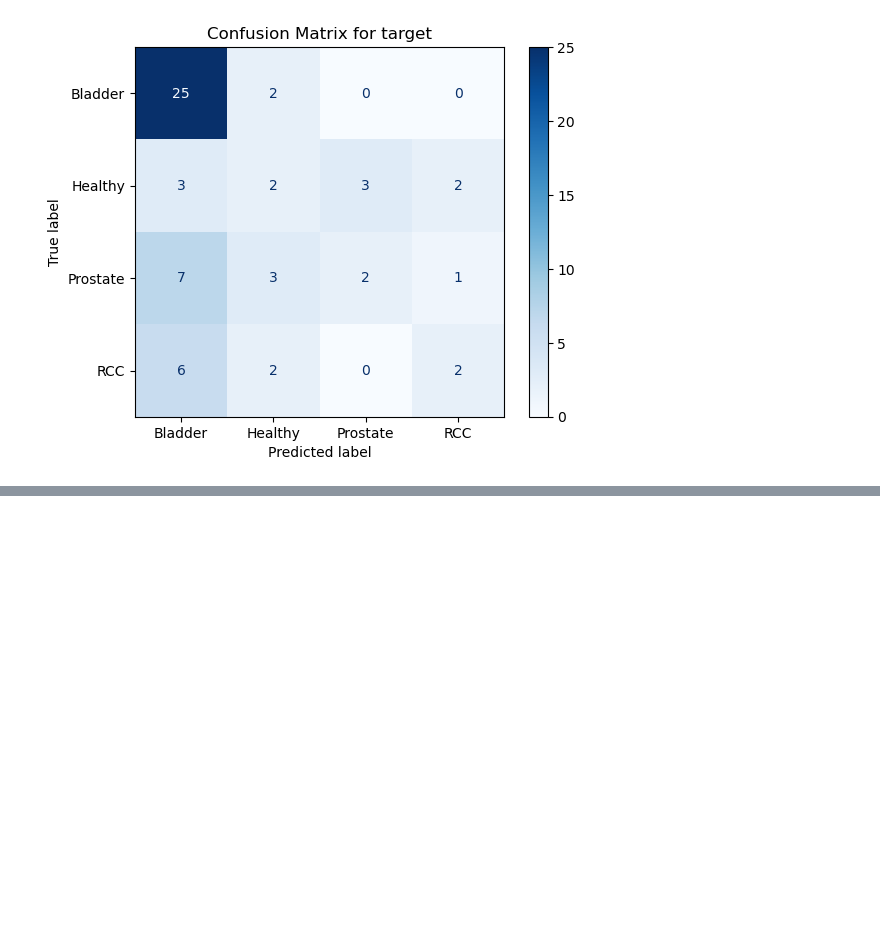
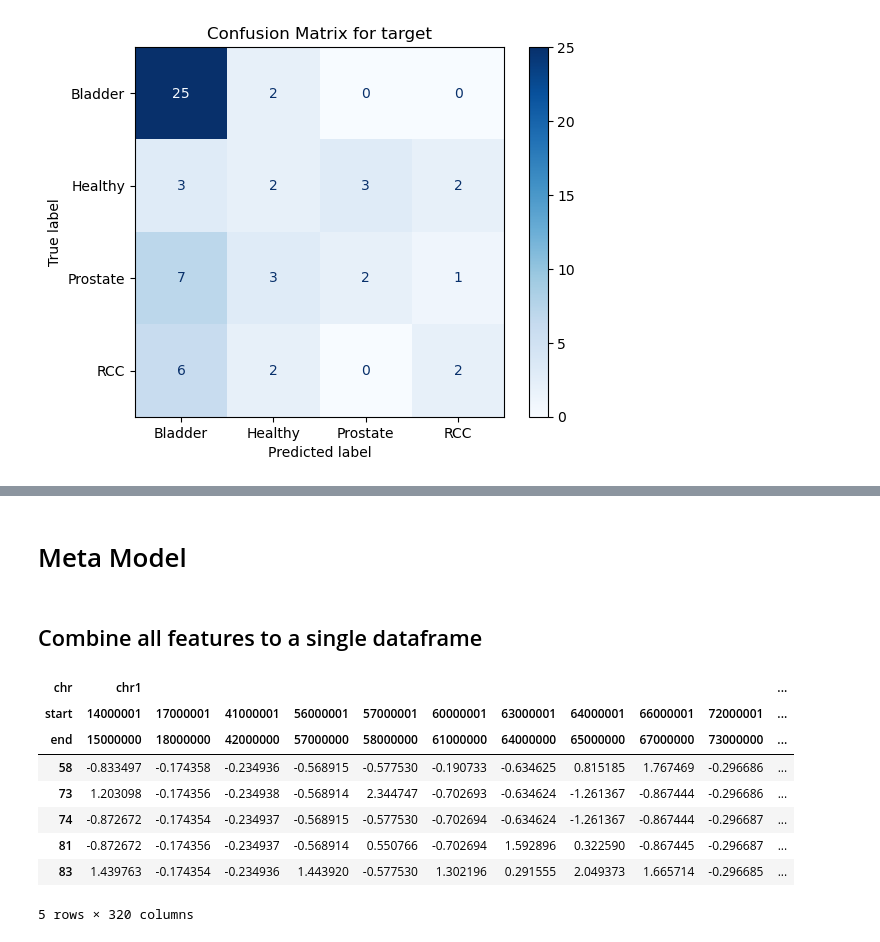
Before and after one commit to Irfanwustl/ResearchCode2_in_transition, a Jupyter notebook: Tissue_of_origin/TOF_all_features.ipynb, the cells around one changed output, grey strips where cells are left out. Saved outputs shown, nothing was run; the diff lists cells and outputs as text; code cells hidden in the pictures; blank space fills up the shorter version.

```diff
--- a/Tissue_of_origin/TOF_all_features.ipynb
+++ b/Tissue_of_origin/TOF_all_features.ipynb
@@ -396,2 +402,33 @@ CNA_rf = models.random_forest_model(CNA_train, CNA_test)
 <Figure size 800x600 with 0 Axes>
 [figure]
+# %% [markdown]
+# Meta Model
+# %% [markdown]
+## Combine all features to a single dataframe
+# %%
+
+CNA_scaled = preprocessing.standardize_dataframe(CNA_t_unique)
+Ratio_scaled = preprocessing.standardize_dataframe(Ratio_t)
+EndMotif_scaled = preprocessing.standardize_dataframe(EndMotif_t)
+
+
+
+
+
+# CNA_train, CNA_test = preprocessing.stratified_train_test_split(CNA_t_unique, test_size=TEST_SIZE)
+
+# Ratio_train, Ratio_test = preprocessing.stratified_train_test_split(Ratio_t, test_size=TEST_SIZE)
+
+# EndMotif_train, EndMotif_test = preprocessing.stratified_train_test_split(EndMotif_t, test_size=TEST_SIZE)
+
+display(CNA_scaled.head())
+# %% [output]
+| chr | chr1 |  |  |  |  |  |  |  |  |  | ... |
+| start | 14000001 | 17000001 | 41000001 | 56000001 | 57000001 | 60000001 | 63000001 | 64000001 | 66000001 | 72000001 | ... |
+| end | 15000000 | 18000000 | 42000000 | 57000000 | 58000000 | 61000000 | 64000000 | 65000000 | 67000000 | 73000000 | ... |
+| 58 | -0.833497 | -0.174358 | -0.234936 | -0.568915 | -0.577530 | -0.190733 | -0.634625 | 0.815185 | 1.767469 | -0.296686 | ... |
+| 73 | 1.203098 | -0.174356 | -0.234938 | -0.568914 | 2.344747 | -0.702693 | -0.634624 | -1.261367 | -0.867444 | -0.296686 | ... |
+| 74 | -0.872672 | -0.174354 | -0.234937 | -0.568915 | -0.577530 | -0.702694 | -0.634624 | -1.261367 | -0.867444 | -0.296687 | ... |
+| 81 | -0.872672 | -0.174356 | -0.234937 | -0.568914 | 0.550766 | -0.702694 | 1.592896 | 0.322590 | -0.867445 | -0.296687 | ... |
+| 83 | 1.439763 | -0.174354 | -0.234936 | 1.443920 | -0.577530 | 1.302196 | 0.291555 | 2.049373 | 1.665714 | -0.296685 | ... |
+5 rows × 320 columns
```
Also changed, not shown: parts of 15 cells of this notebook, 3 other files.
